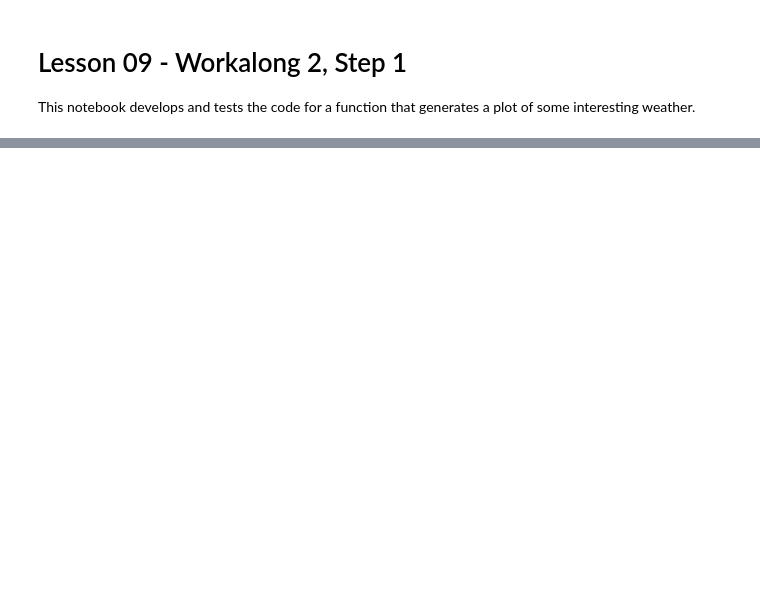
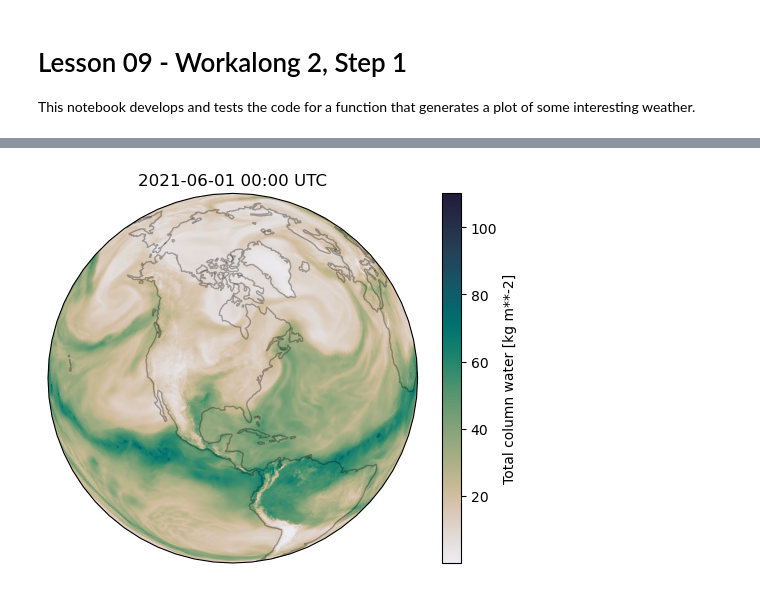
Before and after one commit to taobrienlbl/advanced_earth_science_data_analysis, a Jupyter notebook: lessons/09_parallelization_intro/in_class_solutions/09_workalong_02.1.ipynb, the cells around one changed output, grey strips where cells are left out. Drawn from its saved outputs; the diff is of its cells as text; code cells hidden in the pictures; blank space fills up the shorter version.

```diff
--- a/lessons/09_parallelization_intro/in_class_solutions/09_workalong_02.1.ipynb
+++ b/lessons/09_parallelization_intro/in_class_solutions/09_workalong_02.1.ipynb
@@ -11,12 +11,18 @@ import cmocean
 import os
 # %%
 # set the path to the input data file
-input_file = "/N/project/obrienta_startup/datasets/ERA5/ds633.0/e5.oper.an.sfc/202106/e5.oper.an.sfc.128_136_tcw.ll025sc.2021060100_2021063023.nc"
+#input_file = "/N/project/obrienta_startup/datasets/ERA5/ds633.0/e5.oper.an.sfc/202106/e5.oper.an.sfc.128_136_tcw.ll025sc.2021060100_2021063023.nc"
+input_file = "/N/scratch/obrienta/easg690/e5.oper.an.sfc.128_136_tcw.ll025sc.2021060100_2021063023.nc"
 
 # set the directory where we'll save the images
+output_dir = "./animation_frames"
 
 # set the timestep to plot
+i = 0
 
 # make sure the output directory exists
+os.makedirs(output_dir, exist_ok=True)
 
-# load the data file
+# load the data file (chunks=-1 prevents the whole file from loading at once)
+ds_in = xr.open_dataset(input_file, chunks = -1)
+ds_in
@@ -23,19 +74,38 @@ input_file = "/N/project/obrienta_startup/datasets/ERA5/ds633.0/e5.oper.an.sfc/2
 # %%
 # get the variable at the requested timestep
+tcw = ds_in['TCW'].isel(time = 0)
 
 # plot the variable on an orthographic projection centered on
 # Bloomington, IN
-
+clat = 39.1653
+clon = -86.5264
+projection = cartopy.crs.Orthographic(central_latitude=clat, central_longitude=clon)
+transform = cartopy.crs.PlateCarree()
+fig, ax = plt.subplots(1,1, subplot_kw = dict(projection = projection))
 
 # plot the data
-
+tcw.plot(
+    ax = ax,
+    cmap = cmocean.cm.rain,
+    transform = transform,
+)
 
 # get the time of the timestep
+time = tcw.time
 
 # convert it to a datetime object
+time_dt = pd.to_datetime(time.values)
 
 # add a title with a nicely formatted date
+ax.set_title(time_dt.strftime("%Y-%m-%d %H:%M UTC"))
 
 # add coastlines
+ax.coastlines(alpha = 0.3)
 
 # save the plot
+output_file = os.path.join(output_dir,f"tcw_{i:05}.png")
+plt.savefig(output_file, dpi = 300, bbox_inches = 'tight')
+
+plt.show()
+# %% [output]
+[figure, added]
```
Also changed, not shown: parts of 4 cells of this notebook, 6 other files.
